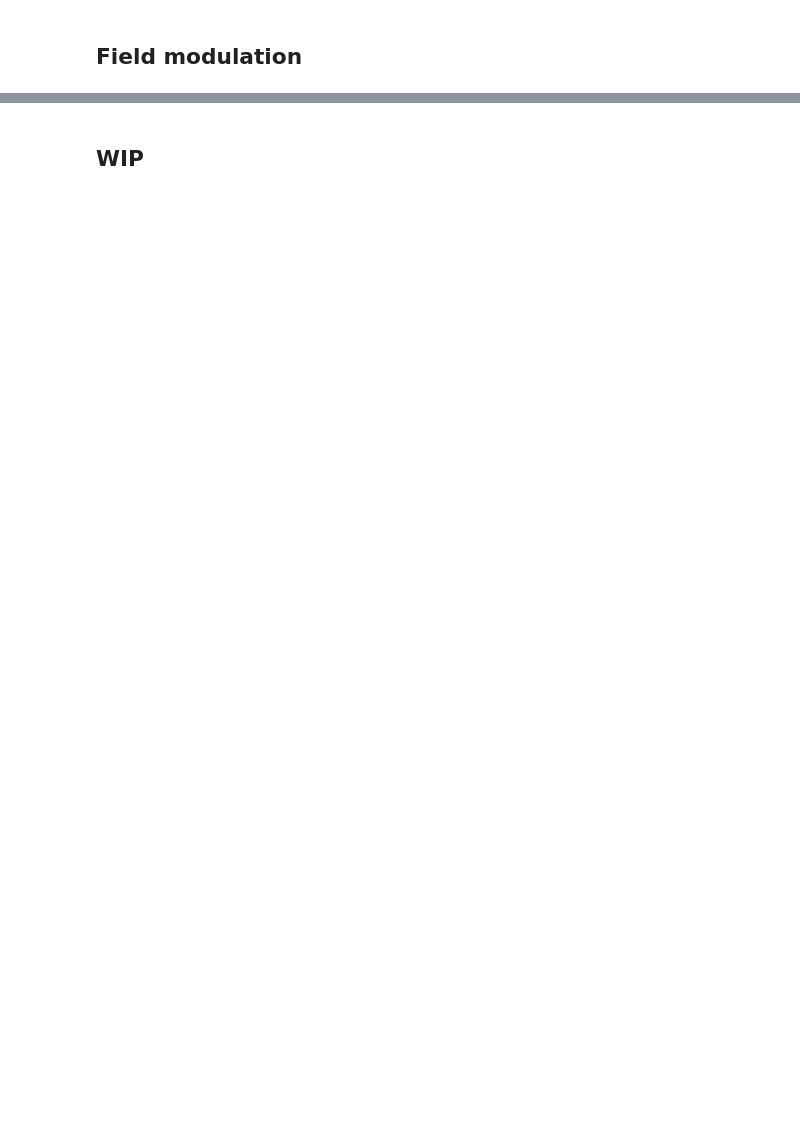
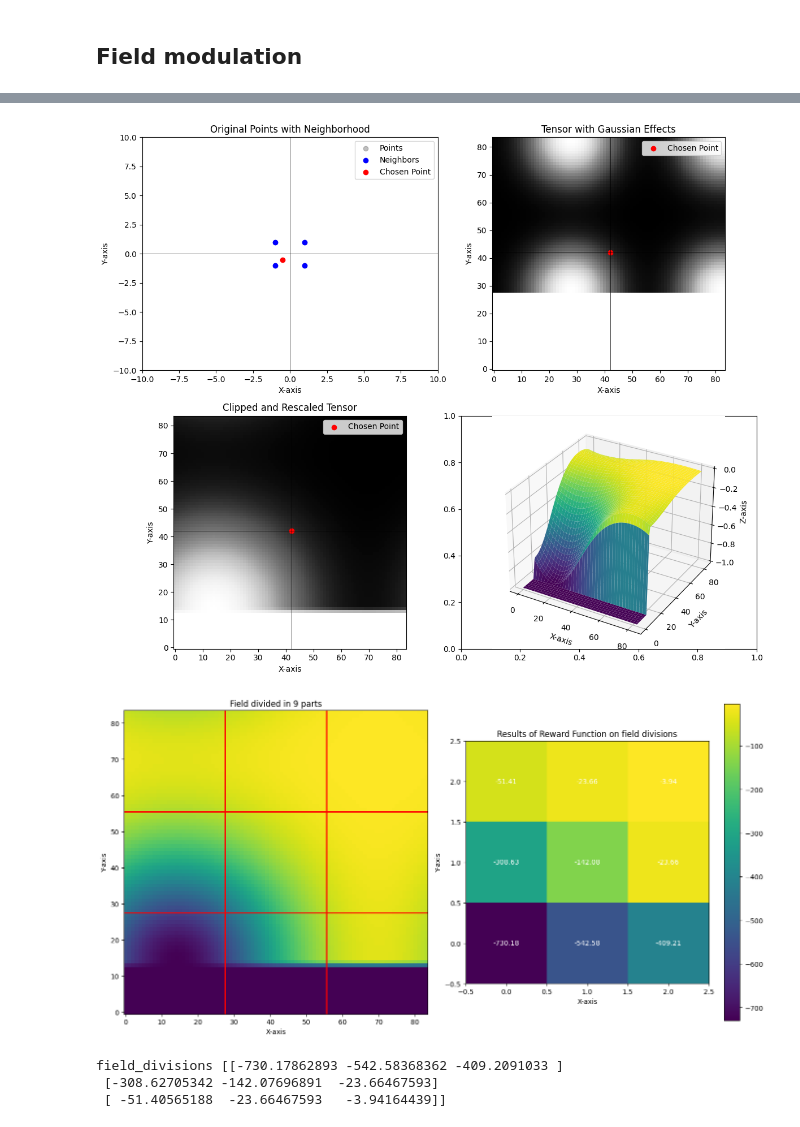
Before and after one commit to alexandru-dochian/multi_agent_framework, a Jupyter notebook: analytics.ipynb, the cells around one changed output, grey strips where cells are left out. Saved outputs shown, nothing was run; the diff lists cells and outputs as text; code cells hidden in the pictures; blank space fills up the shorter version.

```diff
--- a/analytics.ipynb
+++ b/analytics.ipynb
@@ -529,2 +106,0 @@ array([[-719.79440491, -563.24081086, -607.23180008],
-# %% [markdown]
-## WIP
@@ -530,0 +280,11 @@ array([[-719.79440491, -563.24081086, -607.23180008],
+# %%
+run_field_modulation_scenario(
+    points=np.array([[1, 1], [-1, -1], [-1, 1], [1, -1]]),
+    center=[-0.5, -0.5]
+)
+# %% [output]
+[figure, added]
+[figure, added]
+field_divisions [[-730.17862893 -542.58368362 -409.2091033 ]
+ [-308.62705342 -142.07696891  -23.66467593]
+ [ -51.40565188  -23.66467593   -3.94164439]]
```
Also changed, not shown: parts of 10 cells of this notebook, 1 other file.
